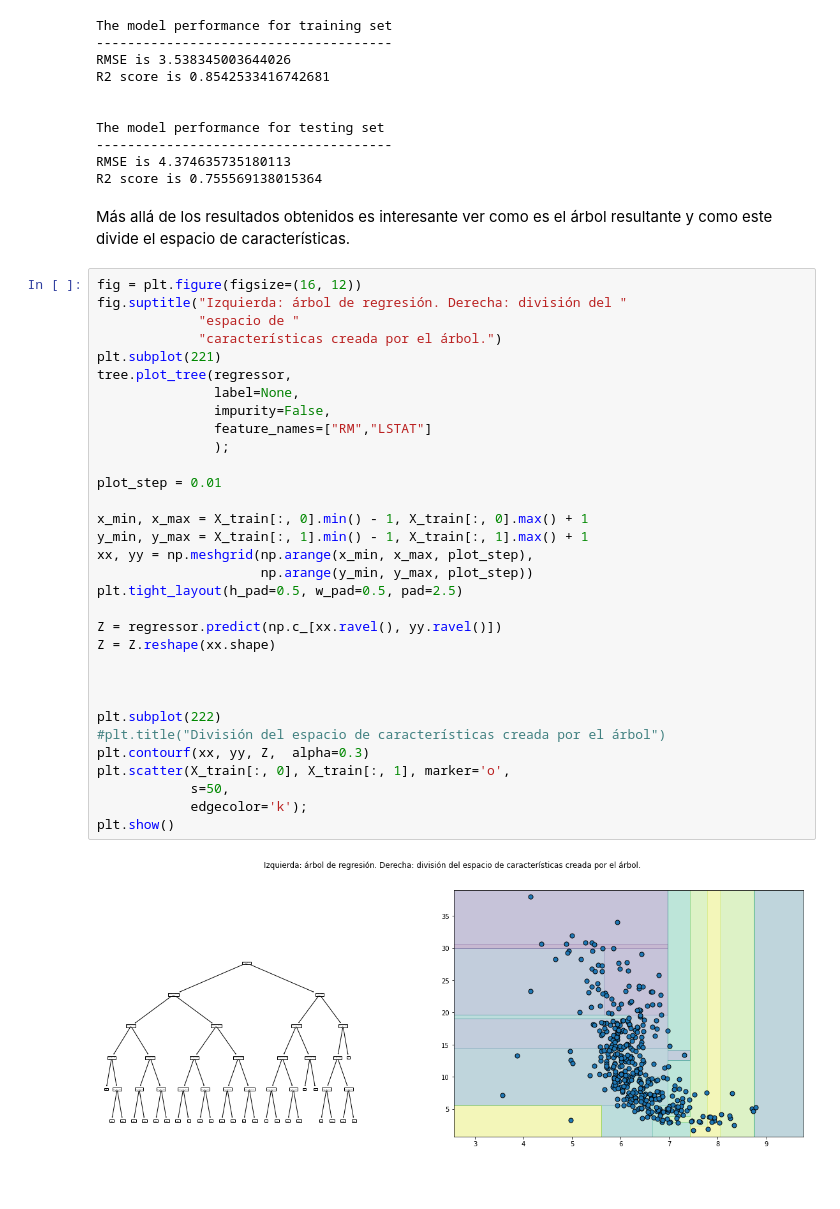
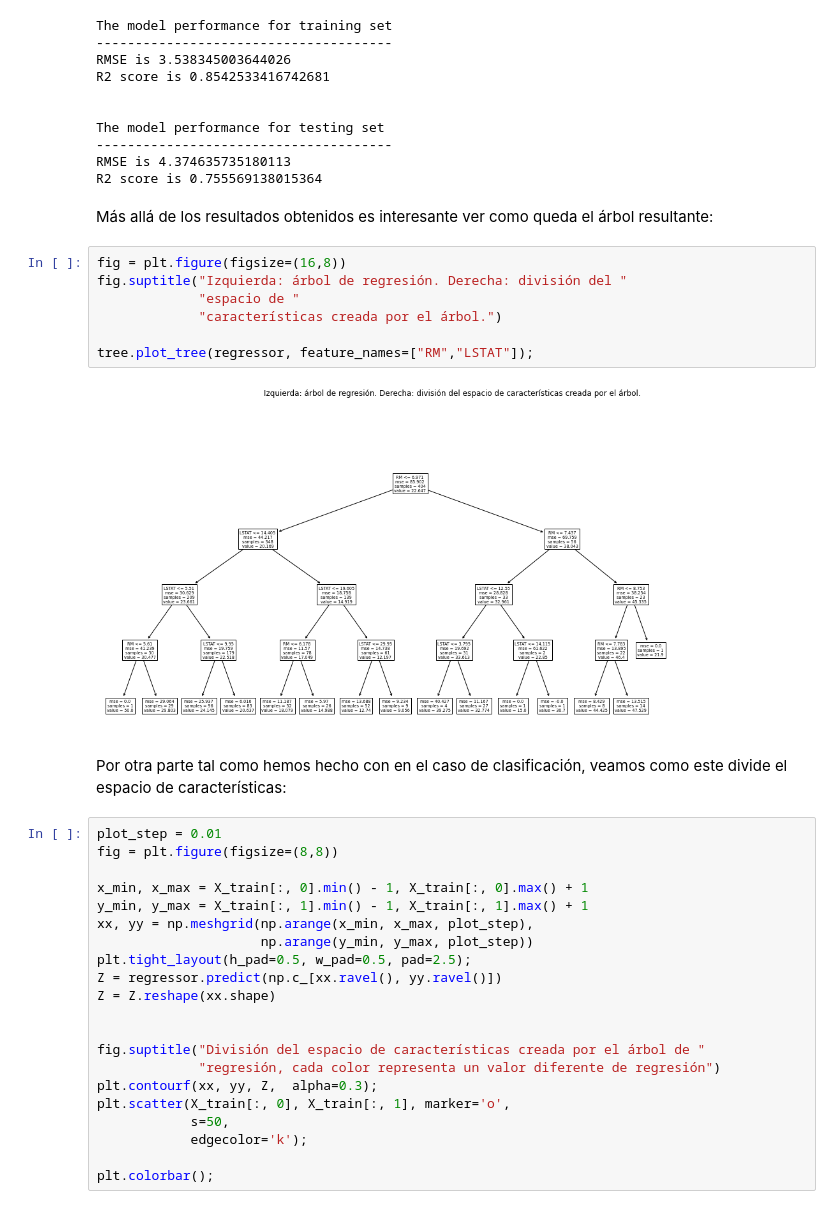
Before and after one commit to juanhuguetgarcia/intro_apren_auto, a Jupyter notebook: intro_apren_auto/chapters/ch7/ch7-dev-tree-01-arboles-decision.ipynb, the cells around one changed output. Saved outputs shown, nothing was run; the diff lists cells and outputs as text; blank space fills up the shorter version.

```diff
--- a/intro_apren_auto/chapters/ch7/ch7-dev-tree-01-arboles-decision.ipynb
+++ b/intro_apren_auto/chapters/ch7/ch7-dev-tree-01-arboles-decision.ipynb
@@ -556,40 +561,39 @@ The model performance for testing set
 RMSE is 4.374635735180113
 R2 score is 0.755569138015364
 # %% [markdown]
-Más allá de los resultados obtenidos es interesante ver como es el árbol
-resultante y como este divide el espacio de características.
+Más allá de los resultados obtenidos es interesante ver como queda el árbol
+resultante:
+# %%
+fig = plt.figure(figsize=(16,8))
+fig.suptitle("Izquierda: árbol de regresión. Derecha: división del "
+             "espacio de "
+             "características creada por el árbol.")
+
+tree.plot_tree(regressor, feature_names=["RM","LSTAT"]);
+# %% [output]
+[figure, added]
+# %% [markdown]
+Por otra parte tal como hemos hecho con en el caso de clasificación, veamos
+como este divide  el espacio de características:
 # %%
-fig = plt.figure(figsize=(16, 12))
-fig.suptitle("Izquierda: árbol de regresión. Derecha: división del "
-             "espacio de "
-             "características creada por el árbol.")
-plt.subplot(221)
-tree.plot_tree(regressor,
-               label=None,
-               impurity=False,
-               feature_names=["RM","LSTAT"]
-               );
-
 plot_step = 0.01
+fig = plt.figure(figsize=(8,8))
 
 x_min, x_max = X_train[:, 0].min() - 1, X_train[:, 0].max() + 1
 y_min, y_max = X_train[:, 1].min() - 1, X_train[:, 1].max() + 1
 xx, yy = np.meshgrid(np.arange(x_min, x_max, plot_step),
                      np.arange(y_min, y_max, plot_step))
-plt.tight_layout(h_pad=0.5, w_pad=0.5, pad=2.5)
-
+plt.tight_layout(h_pad=0.5, w_pad=0.5, pad=2.5);
 Z = regressor.predict(np.c_[xx.ravel(), yy.ravel()])
 Z = Z.reshape(xx.shape)
 
 
-
-plt.subplot(222)
-#plt.title("División del espacio de características creada por el árbol")
-plt.contourf(xx, yy, Z,  alpha=0.3)
+fig.suptitle("División del espacio de características creada por el árbol de "
+             "regresión, cada color representa un valor diferente de regresión")
+plt.contourf(xx, yy, Z,  alpha=0.3);
 plt.scatter(X_train[:, 0], X_train[:, 1], marker='o',
             s=50,
             edgecolor='k');
-plt.show()
+
+plt.colorbar();
-# %% [output]
-[figure, removed]
 # %% [markdown]
```
Also changed, not shown: parts of 9 cells of this notebook.
